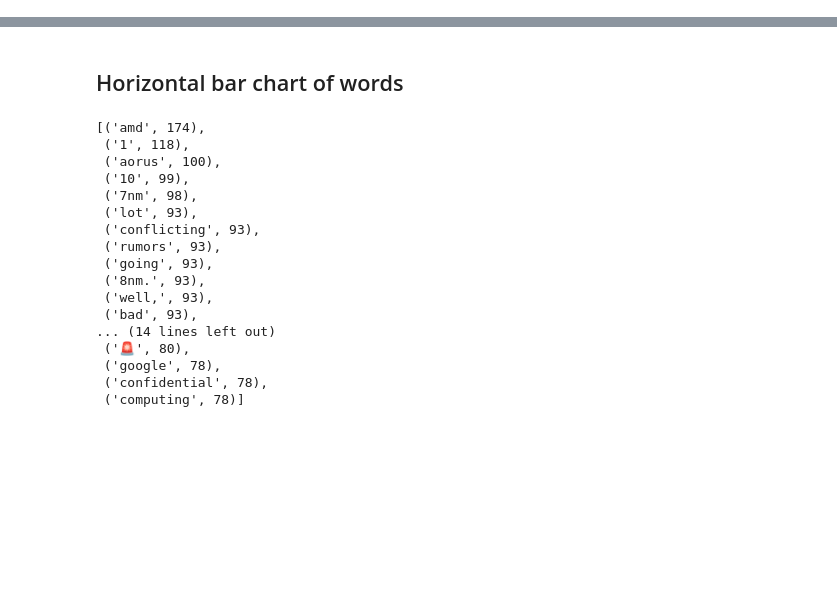
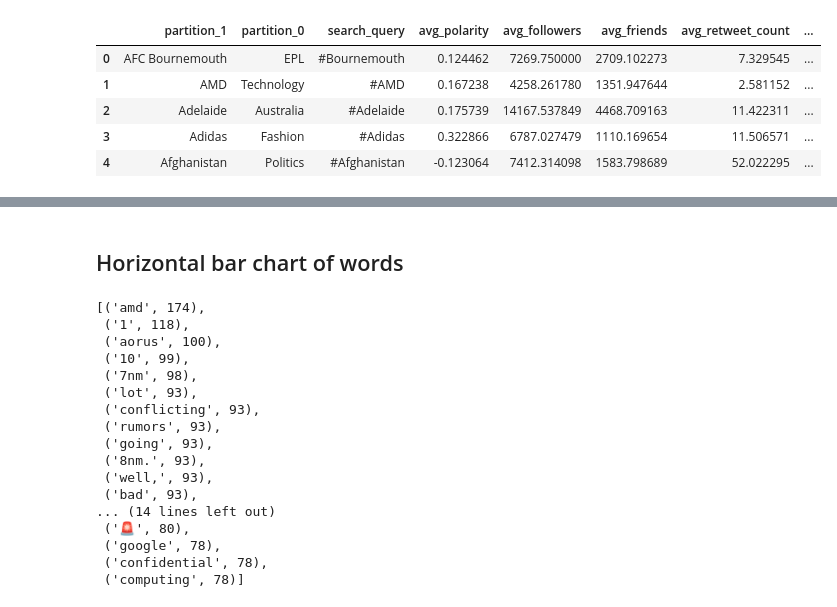
Before and after one commit to wjia26/twittersentdashapp, a Jupyter notebook: Scratchpad.ipynb, the cells around one changed output, grey strips where cells are left out. Drawn from its saved outputs; the diff is of its cells as text; code cells hidden in the pictures; blank space fills up the shorter version.

```diff
--- a/Scratchpad.ipynb
+++ b/Scratchpad.ipynb
@@ -7,4 +9,11 @@ import ast
-# %%
-df=pd.read_csv('sample_data.csv')
+# %%
+df.head()
+# %% [output]
+|  | partition_1 | partition_0 | search_query | avg_polarity | avg_followers | avg_friends | avg_retweet_count | ... |
+| 0 | AFC Bournemouth | EPL | #Bournemouth | 0.124462 | 7269.750000 | 2709.102273 | 7.329545 | ... |
+| 1 | AMD | Technology | #AMD | 0.167238 | 4258.261780 | 1351.947644 | 2.581152 | ... |
+| 2 | Adelaide | Australia | #Adelaide | 0.175739 | 14167.537849 | 4468.709163 | 11.422311 | ... |
+| 3 | Adidas | Fashion | #Adidas | 0.322866 | 6787.027479 | 1110.169654 | 11.506571 | ... |
+| 4 | Afghanistan | Politics | #Afghanistan | -0.123064 | 7412.314098 | 1583.798689 | 52.022295 | ... |
 # %%
 dffiltered=df[(df['partition_1']=='AMD') & (df['partition_0']=='Technology') ].sort_values(by=['create_date'],ascending=True)
```
Also changed, not shown: parts of 14 cells of this notebook, 4 other files.
